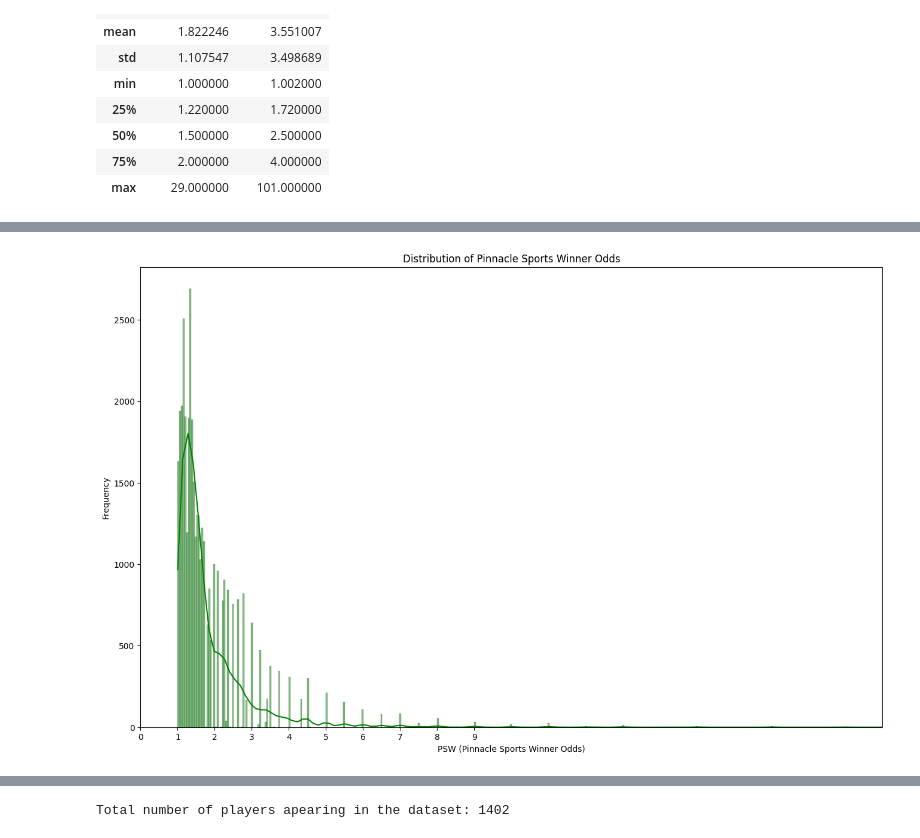
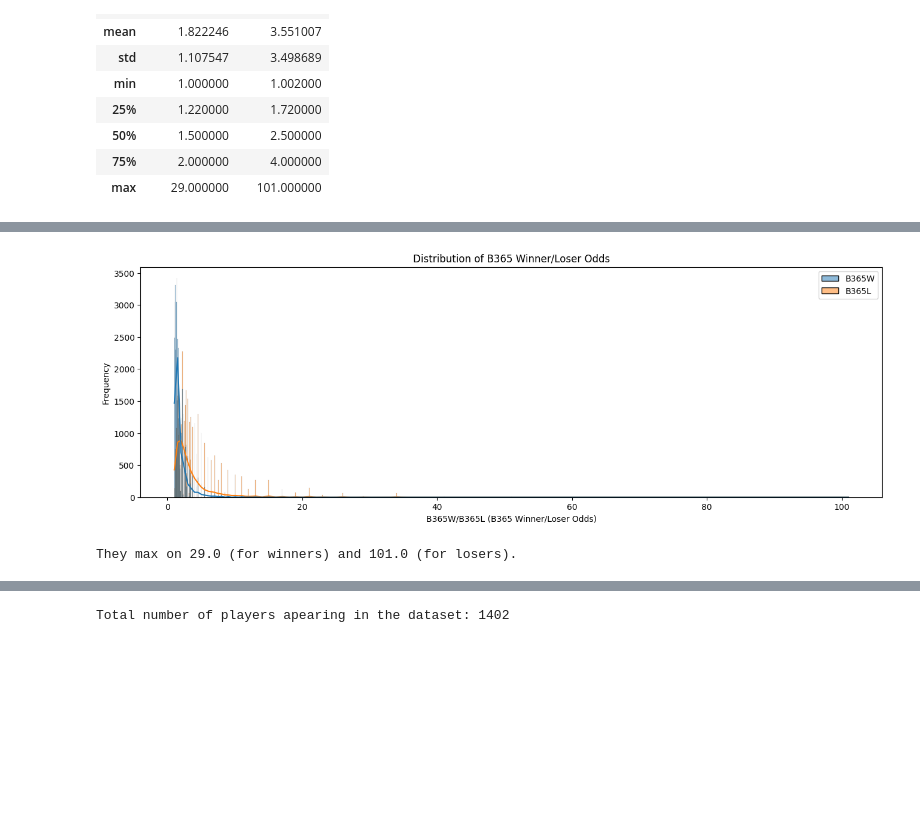
Before and after one commit to sprogl/sporting-bet-prediction, a Jupyter notebook: ATP_first_notebook.ipynb, the cells around one changed output, grey strips where cells are left out. Drawn from its saved outputs; the diff is of its cells as text; code cells hidden in the pictures; blank space fills up the shorter version.

```diff
--- a/ATP_first_notebook.ipynb
+++ b/ATP_first_notebook.ipynb
@@ -7,8 +7,10 @@ df_conf = pd.read_csv("archive/confidence_data.csv")
 df_atp["ATP"].min()
 pd.set_option('display.max_rows', None)
 pd.set_option('display.max_columns', None)
+
+df_atp["Date"] = pd.to_datetime(df_atp["Date"])
 # %%
-df = df_atp.sort_values("elo_winner", ascending = False)
-df.head(10)
+df_atp.sort_values("proba_elo", inplace=True)
+df_atp.head(10)
 # %% [output]
 |  | ATP | Location | Tournament | Date | Series | Court | Surface | Round | Best of | Winner | Loser | ... |
@@ -68,26 +70,19 @@ plt.show();
 # %%
 import matplotlib.pyplot as plt
 import seaborn as sns
 
-# Assuming your DataFrame is named df
-psw_values = df['B365W']
-
-# Create a histogram with higher resolution (more bins)
-plt.figure(figsize=(16, 10))
-sns.histplot(psw_values, kde=True, color='green',)
-
-# Set x-axis limit to display values only between 0 and 10
-plt.xlim(0, 20)
-
-# Set the x-axis ticks with finer intervals
-plt.xticks(range(10))  # Adjust the range and intervals as needed
+# Create a histogram of B365 bets on the the winner
+plt.figure(figsize=(16, 5))
+sns.histplot(df_atp[["B365W", "B365L"]], kde=True, color=["green", "red"])
 
 # Add labels and title
-plt.title('Distribution of Pinnacle Sports Winner Odds')
-plt.xlabel('PSW (Pinnacle Sports Winner Odds)')
+plt.title('Distribution of B365 Winner/Loser Odds')
+plt.xlabel('B365W/B365L (B365 Winner/Loser Odds)')
 plt.ylabel('Frequency')
 
 # Show the plot
-plt.show();
+plt.show()
+print(f"They max on {df_atp['B365W'].max()} (for winners) and {df_atp['B365L'].max()} (for losers).")
 # %% [output]
-[figure, old version]
+[figure, new version]
+They max on 29.0 (for winners) and 101.0 (for losers).
```
Also changed, not shown: parts of 19 cells of this notebook, 1 other file.
